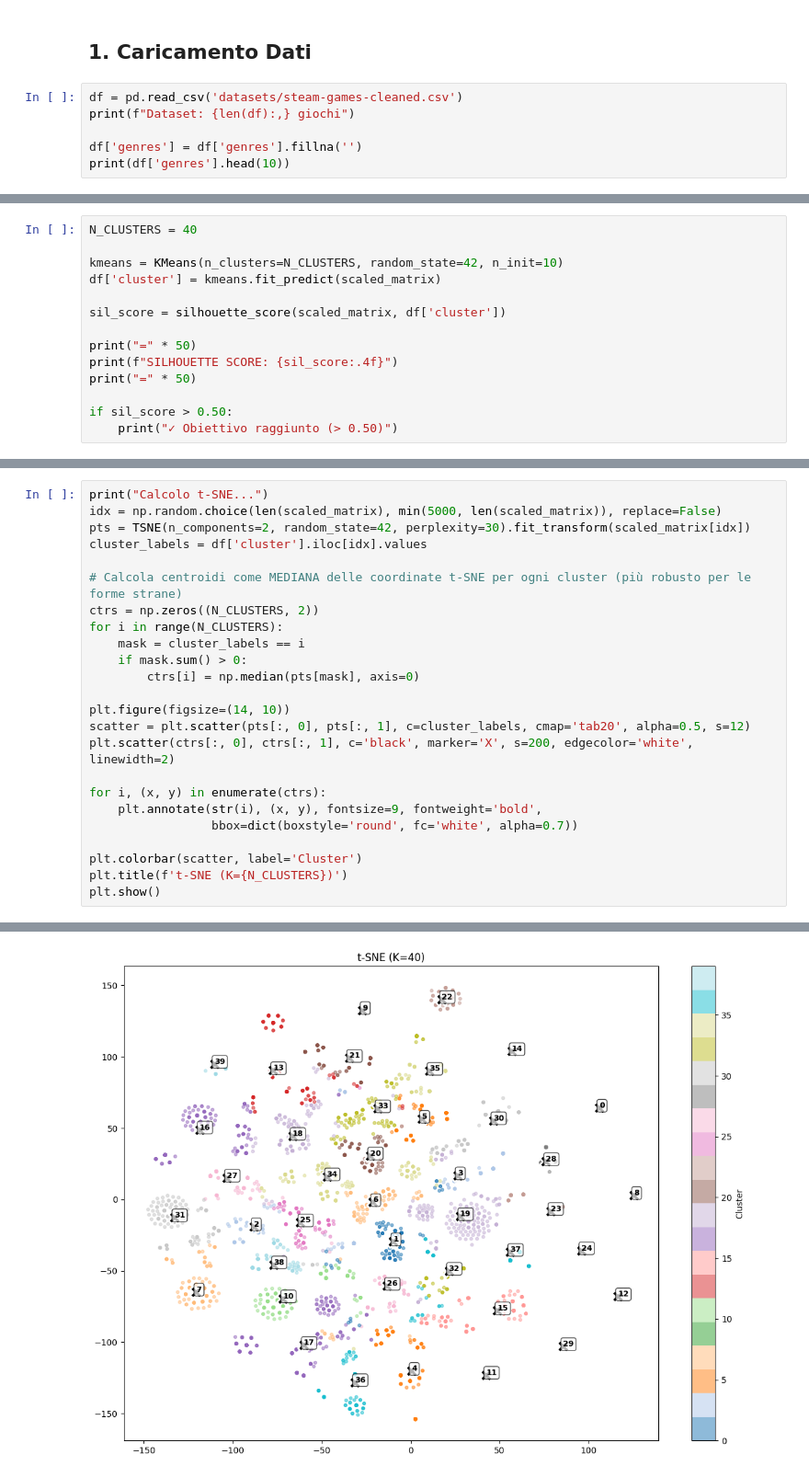
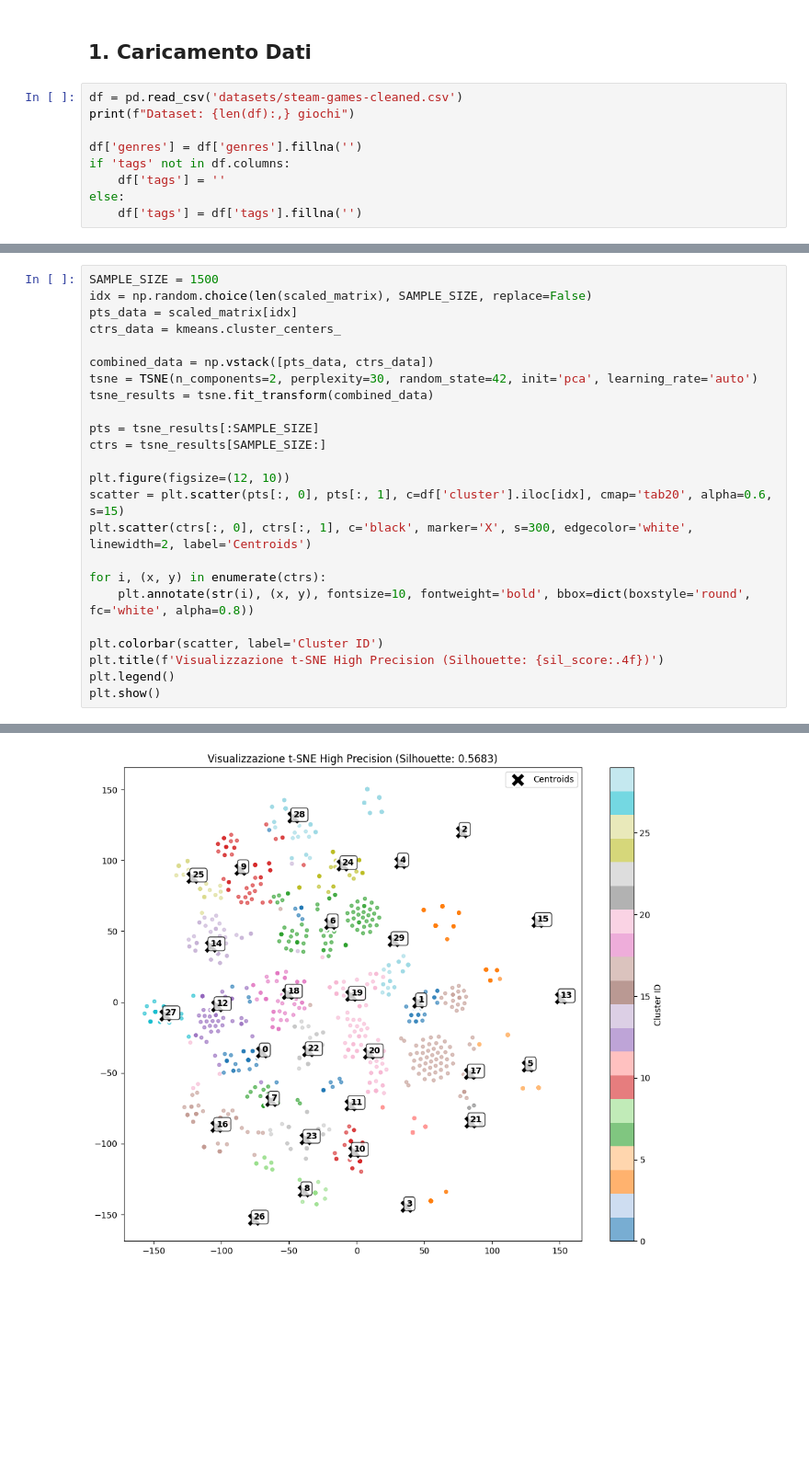
Before and after one commit to MicheleChierchia/ML, a Jupyter notebook: high_precision_clustering.ipynb, the cells around one changed output, grey strips where cells are left out. Shown at 92% size. Cells and saved outputs as stored; diff of their text form; blank space fills up the shorter version.

Commit message:
update clustering methods

```diff
--- a/high_precision_clustering.ipynb
+++ b/high_precision_clustering.ipynb
@@ -27,6 +28,9 @@ df = pd.read_csv('datasets/steam-games-cleaned.csv')
 print(f"Dataset: {len(df):,} giochi")
 
 df['genres'] = df['genres'].fillna('')
-print(df['genres'].head(10))
+if 'tags' not in df.columns:
+    df['tags'] = ''
+else:
+    df['tags'] = df['tags'].fillna('')
 # %% [output]
 Dataset: 42,410 giochi
@@ -70,14 +63,0 @@ Scaled: (42410, 5)
-# %%
-N_CLUSTERS = 40
-
-kmeans = KMeans(n_clusters=N_CLUSTERS, random_state=42, n_init=10)
-df['cluster'] = kmeans.fit_predict(scaled_matrix)
-
-sil_score = silhouette_score(scaled_matrix, df['cluster'])
-
-print("=" * 50)
-print(f"SILHOUETTE SCORE: {sil_score:.4f}")
-print("=" * 50)
-
-if sil_score > 0.50:
-    print("✓ Obiettivo raggiunto (> 0.50)")
@@ -108,25 +74,25 @@ Min: 463, Max: 2,380, Media: 1,060
 # %%
-print("Calcolo t-SNE...")
-idx = np.random.choice(len(scaled_matrix), min(5000, len(scaled_matrix)), replace=False)
-pts = TSNE(n_components=2, random_state=42, perplexity=30).fit_transform(scaled_matrix[idx])
-cluster_labels = df['cluster'].iloc[idx].values
+SAMPLE_SIZE = 1500
+idx = np.random.choice(len(scaled_matrix), SAMPLE_SIZE, replace=False)
+pts_data = scaled_matrix[idx]
+ctrs_data = kmeans.cluster_centers_
 
-# Calcola centroidi come MEDIANA delle coordinate t-SNE per ogni cluster (più robusto per le forme strane)
-ctrs = np.zeros((N_CLUSTERS, 2))
-for i in range(N_CLUSTERS):
-    mask = cluster_labels == i
-    if mask.sum() > 0:
-        ctrs[i] = np.median(pts[mask], axis=0)
+combined_data = np.vstack([pts_data, ctrs_data])
+tsne = TSNE(n_components=2, perplexity=30, random_state=42, init='pca', learning_rate='auto')
+tsne_results = tsne.fit_transform(combined_data)
 
-plt.figure(figsize=(14, 10))
-scatter = plt.scatter(pts[:, 0], pts[:, 1], c=cluster_labels, cmap='tab20', alpha=0.5, s=12)
-plt.scatter(ctrs[:, 0], ctrs[:, 1], c='black', marker='X', s=200, edgecolor='white', linewidth=2)
+pts = tsne_results[:SAMPLE_SIZE]
+ctrs = tsne_results[SAMPLE_SIZE:]
+
+plt.figure(figsize=(12, 10))
+scatter = plt.scatter(pts[:, 0], pts[:, 1], c=df['cluster'].iloc[idx], cmap='tab20', alpha=0.6, s=15)
+plt.scatter(ctrs[:, 0], ctrs[:, 1], c='black', marker='X', s=300, edgecolor='white', linewidth=2, label='Centroids')
 
 for i, (x, y) in enumerate(ctrs):
-    plt.annotate(str(i), (x, y), fontsize=9, fontweight='bold',
-                 bbox=dict(boxstyle='round', fc='white', alpha=0.7))
+    plt.annotate(str(i), (x, y), fontsize=10, fontweight='bold', bbox=dict(boxstyle='round', fc='white', alpha=0.8))
 
-plt.colorbar(scatter, label='Cluster')
-plt.title(f't-SNE (K={N_CLUSTERS})')
+plt.colorbar(scatter, label='Cluster ID')
+plt.title(f'Visualizzazione t-SNE High Precision (Silhouette: {sil_score:.4f})')
+plt.legend()
 plt.show()
 # %% [output]
@@ -134,2 +99,2 @@ Calcolo t-SNE...
-[figure, old version]
+[figure, new version]
 # %% [markdown]
```
Also changed, not shown: parts of 20 cells of this notebook, 4 other files.
